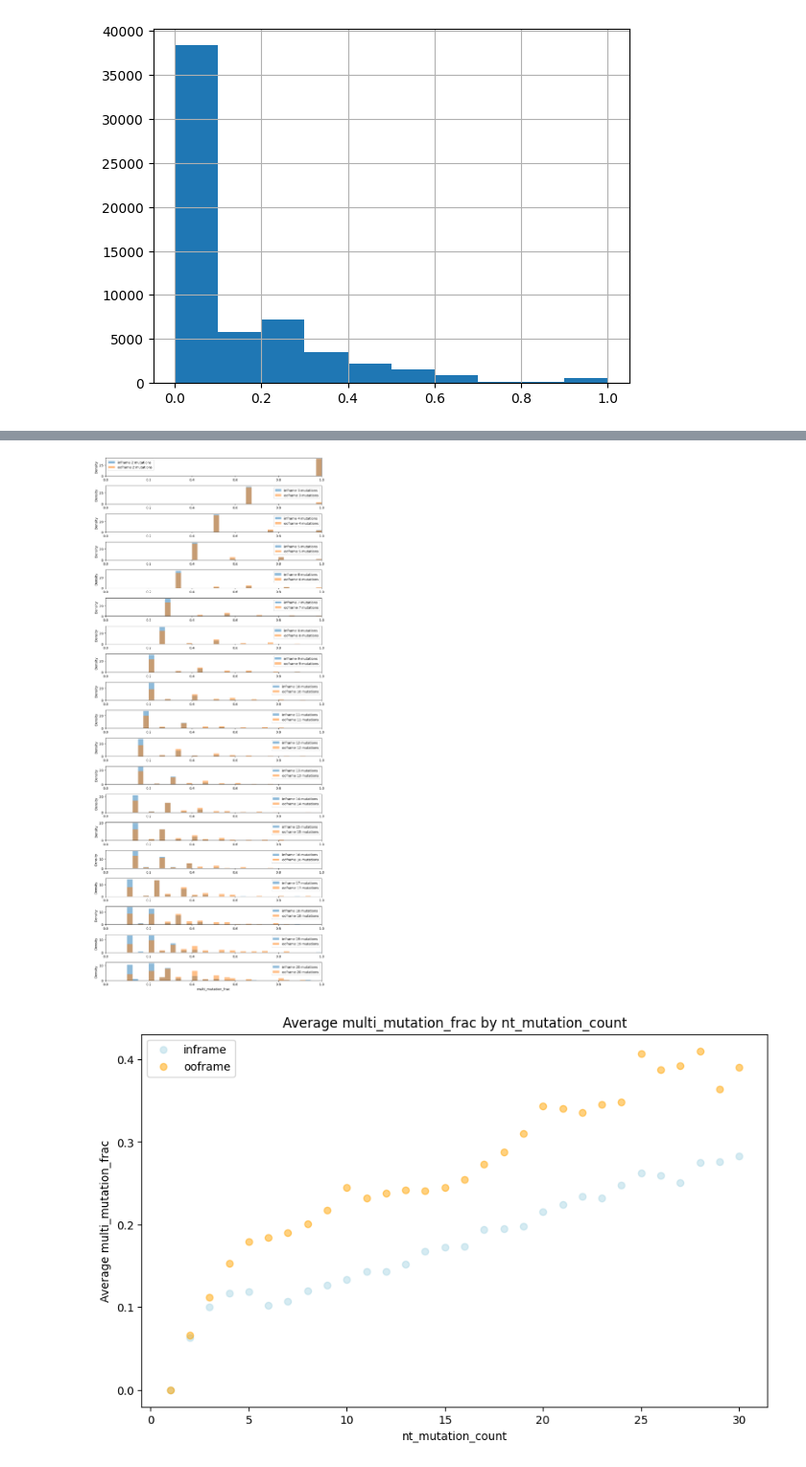
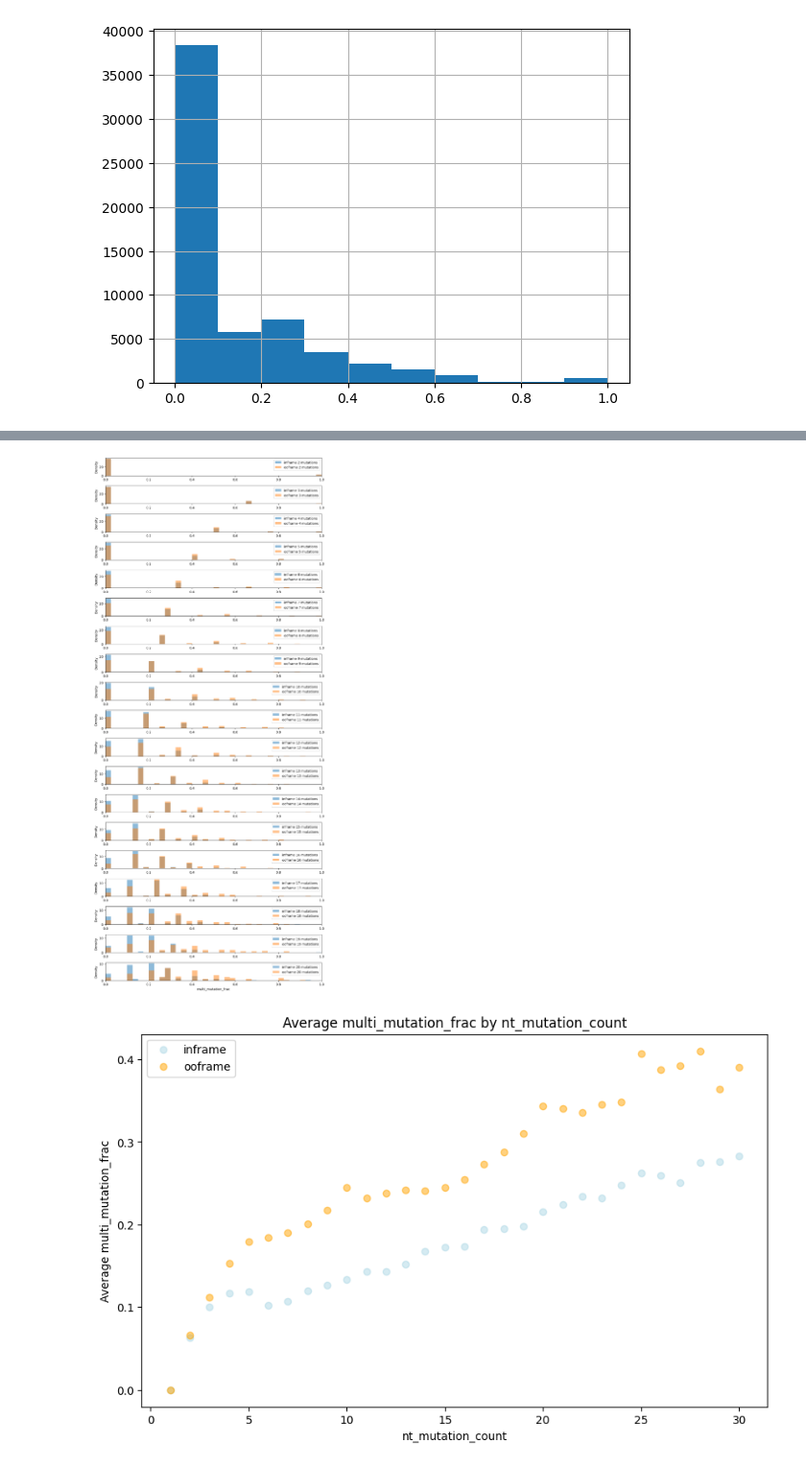
Before and after one commit to matsengrp/epam, a Jupyter notebook: notebooks/multinucleotide.ipynb, the cells around one changed output, grey strips where cells are left out. Shown: that part at 96% size. Drawn from its saved outputs; the diff is of its cells as text; code cells hidden in the pictures.

Commit message:
hugh improvement to multinuc plot; removing misleading plots

```diff
--- a/notebooks/multinucleotide.ipynb
+++ b/notebooks/multinucleotide.ipynb
@@ -209,16 +194,0 @@ plt.show()
-# %%
-plt.figure(figsize=(10, 6))
-
-# Filter out zero values
-inframe_filtered = inframe_df['multi_mutation_frac'][inframe_df['multi_mutation_frac'] > 0]
-ooframe_filtered = ooframe_df['multi_mutation_frac'][ooframe_df['multi_mutation_frac'] > 0]
-
-plt.hist(inframe_filtered, density=True, alpha=0.5, label='inframe', bins=40)
-plt.hist(ooframe_filtered, density=True, alpha=0.5, label='ooframe', bins=40)
-
-plt.title('Distribution of multi_mutation_frac (Excluding Zero)')
-plt.xlabel('multi_mutation_frac')
-plt.ylabel('Density')
-plt.legend()
-
-plt.show()
@@ -227,35 +195,35 @@ plt.show()
 # %%
 unique_counts = np.arange(2, 21)
 
 # Create a single figure to hold all subplots
 fig, axes = plt.subplots(len(unique_counts), 1, figsize=(10, 1.2 * len(unique_counts)))
 
 # Loop through each unique count and plot
 for i, count in enumerate(unique_counts):
     ax = axes[i]
 
     inframe_sub = inframe_df[inframe_df['nt_mutation_count'] == count]
     ooframe_sub = ooframe_df[ooframe_df['nt_mutation_count'] == count]
 
     # Filter out zero values
-    inframe_filtered = inframe_sub['multi_mutation_frac'][inframe_sub['multi_mutation_frac'] > 0]
-    ooframe_filtered = ooframe_sub['multi_mutation_frac'][ooframe_sub['multi_mutation_frac'] > 0]
+    inframe_filtered = inframe_sub['multi_mutation_frac']
+    ooframe_filtered = ooframe_sub['multi_mutation_frac']
 
     if len(inframe_filtered) == 0 and len(ooframe_filtered) == 0:
         continue  # Skip this iteration if both filtered sets are empty
 
     ax.hist(inframe_filtered, density=True, alpha=0.5, label=f'inframe {count} mutations', bins=40, range=(0, 1))
     ax.hist(ooframe_filtered, density=True, alpha=0.5, label=f'ooframe {count} mutations', bins=40, range=(0, 1))
 
     ax.set_xlim(0, 1)  # Set x-axis range from 0 to 1
     ax.set_ylabel('Density')
     ax.legend()
 
 plt.xlabel('multi_mutation_frac')
 plt.tight_layout()
 plt.show()
 # %% [output]
-[figure, old version]
+[figure, new version]
 # %%
 import pandas as pd
 import matplotlib.pyplot as plt
```
Also changed, not shown: parts of 2 cells of this notebook.
